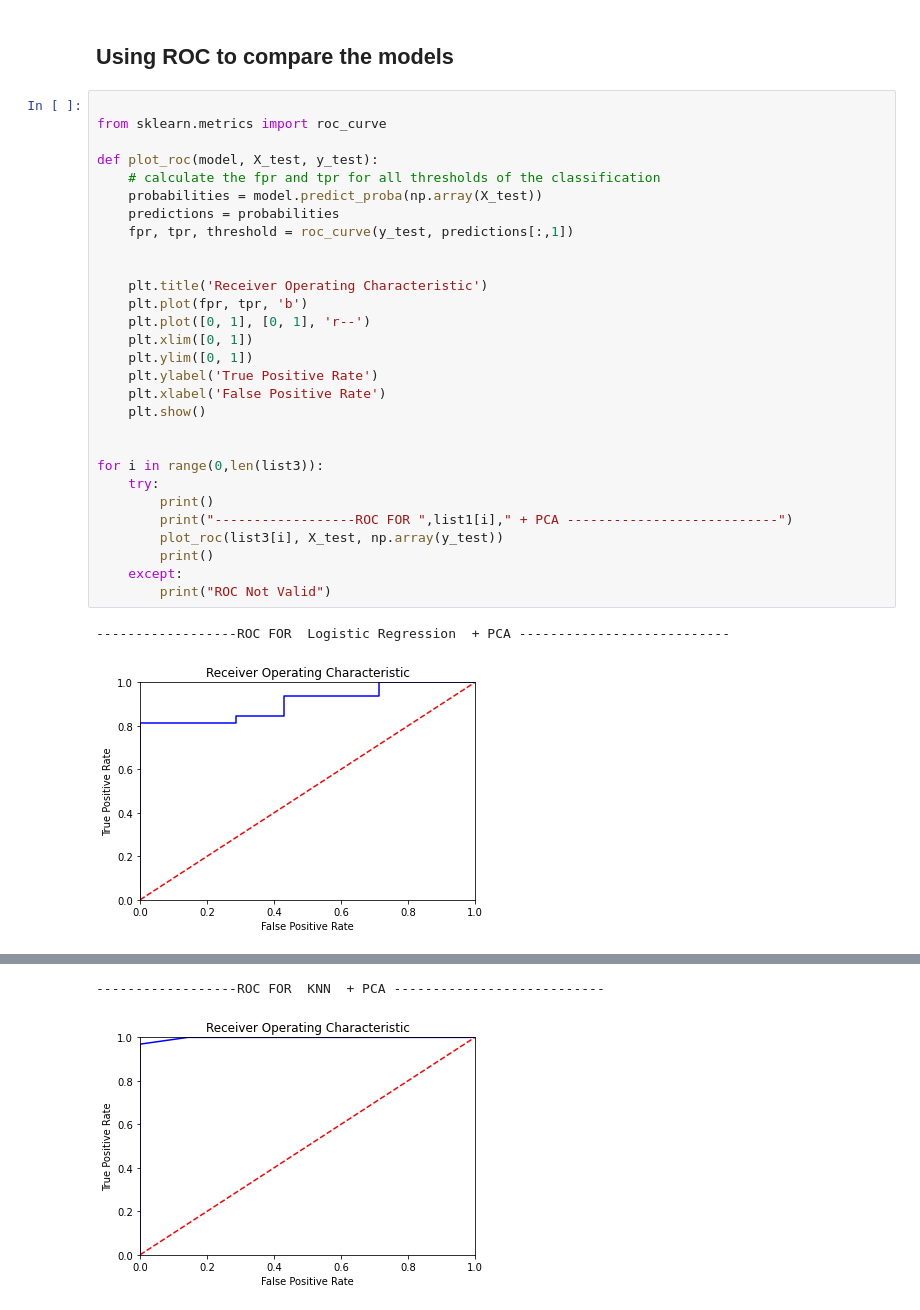
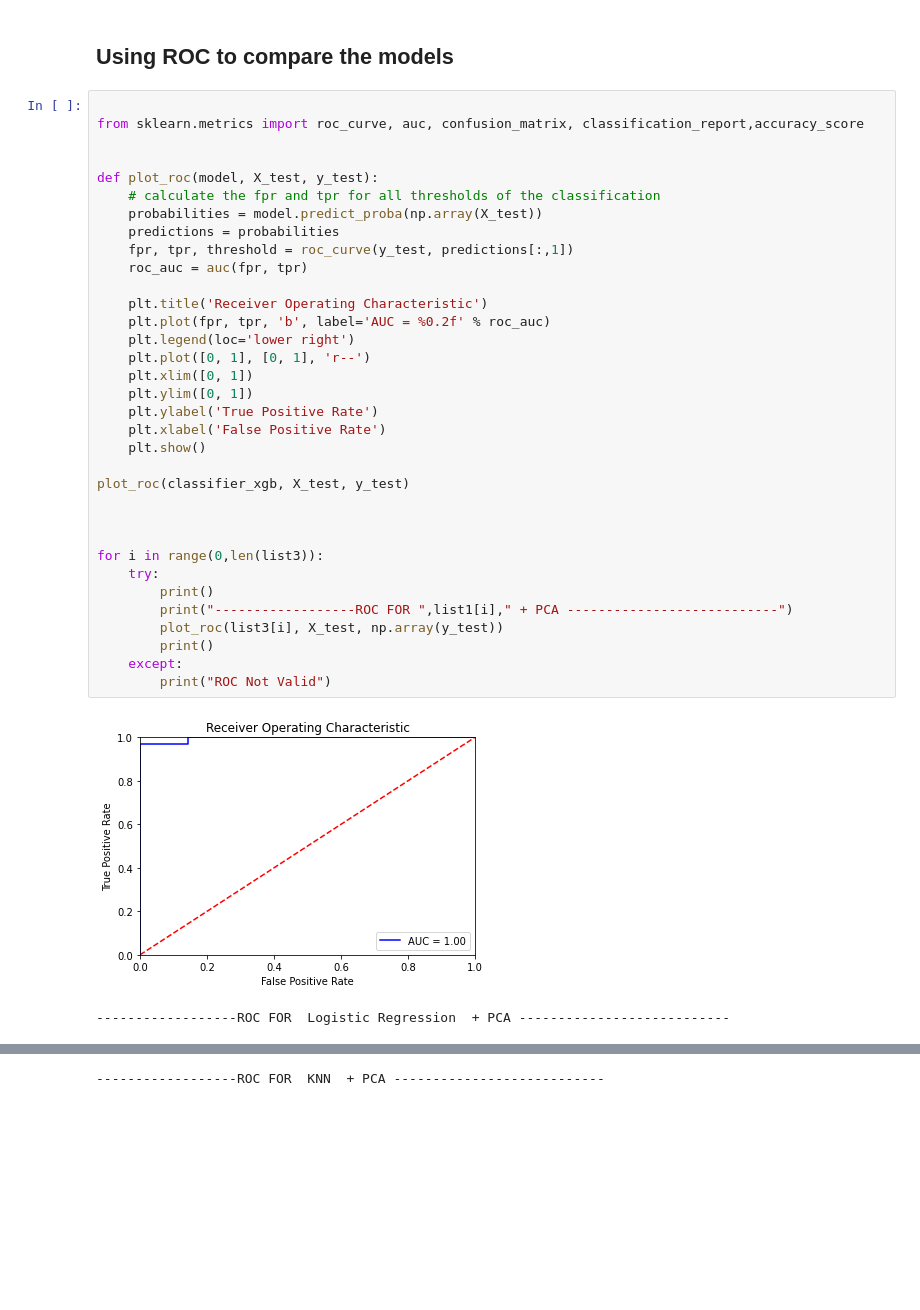
Before and after one commit to hvoleti/Parkinson-Detection, a Jupyter notebook: ParkinsonDisease.ipynb, the cells around one changed output, grey strips where cells are left out. Saved outputs shown, nothing was run; the diff lists cells and outputs as text; blank space fills up the shorter version.

```diff
--- a/ParkinsonDisease.ipynb
+++ b/ParkinsonDisease.ipynb
@@ -319,33 +322,38 @@ weighted avg       0.98      0.97      0.97        39
 ## Using ROC to compare the models
 # %%
 
-from sklearn.metrics import roc_curve
+from sklearn.metrics import roc_curve, auc, confusion_matrix, classification_report,accuracy_score
+
 
 def plot_roc(model, X_test, y_test):
     # calculate the fpr and tpr for all thresholds of the classification
     probabilities = model.predict_proba(np.array(X_test))
     predictions = probabilities
     fpr, tpr, threshold = roc_curve(y_test, predictions[:,1])
-
+    roc_auc = auc(fpr, tpr)
 
     plt.title('Receiver Operating Characteristic')
-    plt.plot(fpr, tpr, 'b')
+    plt.plot(fpr, tpr, 'b', label='AUC = %0.2f' % roc_auc)
+    plt.legend(loc='lower right')
     plt.plot([0, 1], [0, 1], 'r--')
     plt.xlim([0, 1])
     plt.ylim([0, 1])
     plt.ylabel('True Positive Rate')
     plt.xlabel('False Positive Rate')
     plt.show()
+
+plot_roc(classifier_xgb, X_test, y_test)
+
 
 
 for i in range(0,len(list3)):
     try:
         print()
         print("------------------ROC FOR ",list1[i]," + PCA ---------------------------")
         plot_roc(list3[i], X_test, np.array(y_test))
         print()
     except:
         print("ROC Not Valid")
 # %% [output]
+[figure, new version]
 ------------------ROC FOR  Logistic Regression  + PCA ---------------------------
-[figure, old version]
@@ -352,2 +361 @@ for i in range(0,len(list3)):
 ------------------ROC FOR  KNN  + PCA ---------------------------
-[figure, old version]
```
Also changed, not shown: parts of 2 cells of this notebook.
